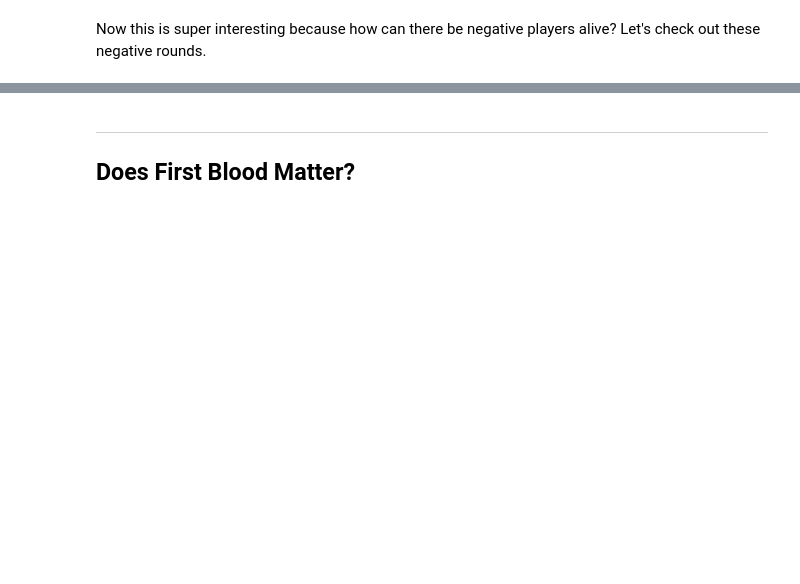
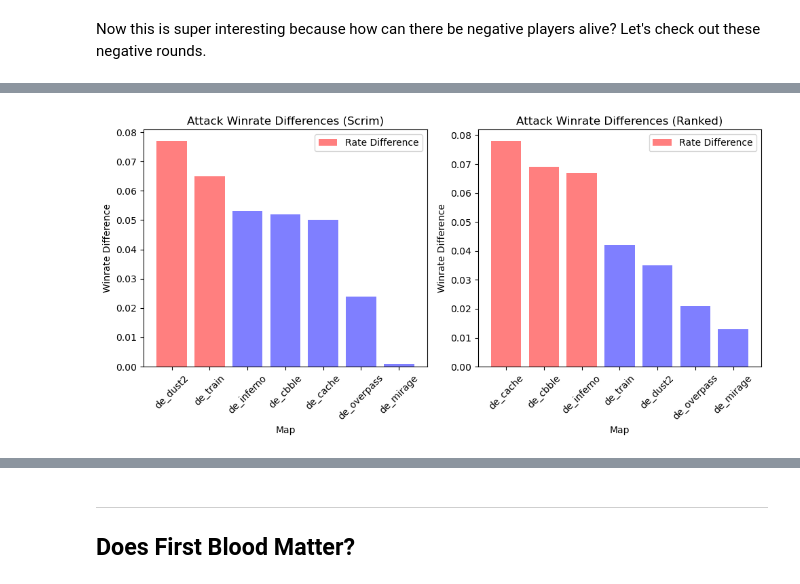
Before and after one commit to ashleyradford/spark-analysis, a Jupyter notebook: csgo_analysis.ipynb, the cells around one changed output, grey strips where cells are left out. Saved outputs shown, nothing was run; the diff lists cells and outputs as text; code cells hidden in the pictures; blank space fills up the shorter version.

```diff
--- a/csgo_analysis.ipynb
+++ b/csgo_analysis.ipynb
@@ -805,0 +1016,18 @@ Defense vs Attack Sided Maps
+# %%
+# get the attack and defense sided percentages in ranked play
+mm_cmap_rates = spark.sql(
+    "SELECT\
+        round_data.map AS map,\
+        ROUND(SUM(IF(round_data.winner_side = 'Terrorist', 1, 0)) / COUNT(round_data.round), 3) AS terrorist_winrate,\
+        ROUND(SUM(IF(round_data.winner_side = 'CounterTerrorist', 1, 0)) / COUNT(round_data.round), 3) AS counter_terrorist_winrate,\
+        ROUND(ABS(SUM(IF(round_data.winner_side = 'Terrorist', 1, 0)) / COUNT(round_data.round) - SUM(IF(round_data.winner_side = 'CounterTerrorist', 1, 0)) / COUNT(round_data.round)), 3) AS rate_diff\
+    FROM\
+        (SELECT file, round, MAX(winner_side) AS winner_side, MAX(map) AS map\
+            FROM mm_table\
+            GROUP BY file, round\
+        ) AS round_data\
+    WHERE round_data.map IN ('de_cache', 'de_cbble', 'de_dust2', 'de_inferno', 'de_mirage', 'de_overpass', 'de_train')\
+    GROUP BY round_data.map\
+    ORDER BY rate_diff DESC")
+
+mm_cmap_rates.show(30)
@@ -806 +1047,33 @@ Defense vs Attack Sided Maps
+# %%
+# plot the data as a bar graph
+mm_cmap_rates_pd = mm_cmap_rates.toPandas()
+
+# plot two bar graphs next to each other
+fig, axs = plt.subplots(1, 2, figsize=(10, 5))  # 1 row, 2 columns
+
+# customize the scrim plot
+axs[0].bar(esea_cmap_rates_pd['map'], esea_cmap_rates_pd['rate_diff'], label='Rate Difference',
+        alpha=0.5, color=['blue' if x <= 0.06 else 'red' for x in esea_cmap_rates_pd['rate_diff']])
+axs[0].set_xlabel('Map')
+axs[0].set_ylabel('Winrate Difference')
+axs[0].set_title('Attack Winrate Differences (Scrim)')
+axs[0].set_xticks(range(len(esea_cmap_rates_pd['map'])))
+axs[0].set_xticklabels(esea_cmap_rates_pd['map'], rotation=45)
+axs[0].legend()
+
+# customize the ranked plot
+axs[1].bar(mm_cmap_rates_pd['map'], mm_cmap_rates_pd['rate_diff'], label='Rate Difference',
+        alpha=0.5, color=['blue' if x <= 0.06 else 'red' for x in mm_cmap_rates_pd['rate_diff']])
+axs[1].set_xlabel('Map')
+axs[1].set_ylabel('Winrate Difference')
+axs[1].set_title('Attack Winrate Differences (Ranked)')
+axs[1].set_xticks(range(len(mm_cmap_rates_pd['map'])))
+axs[1].set_xticklabels(mm_cmap_rates_pd['map'], rotation=45)
+axs[1].legend()
+
+# display the plot
+plt.tight_layout()
+plt.show()
+# %% [output]
+[figure, added]
 # %% [markdown]
```
Also changed, not shown: parts of 62 cells of this notebook.
